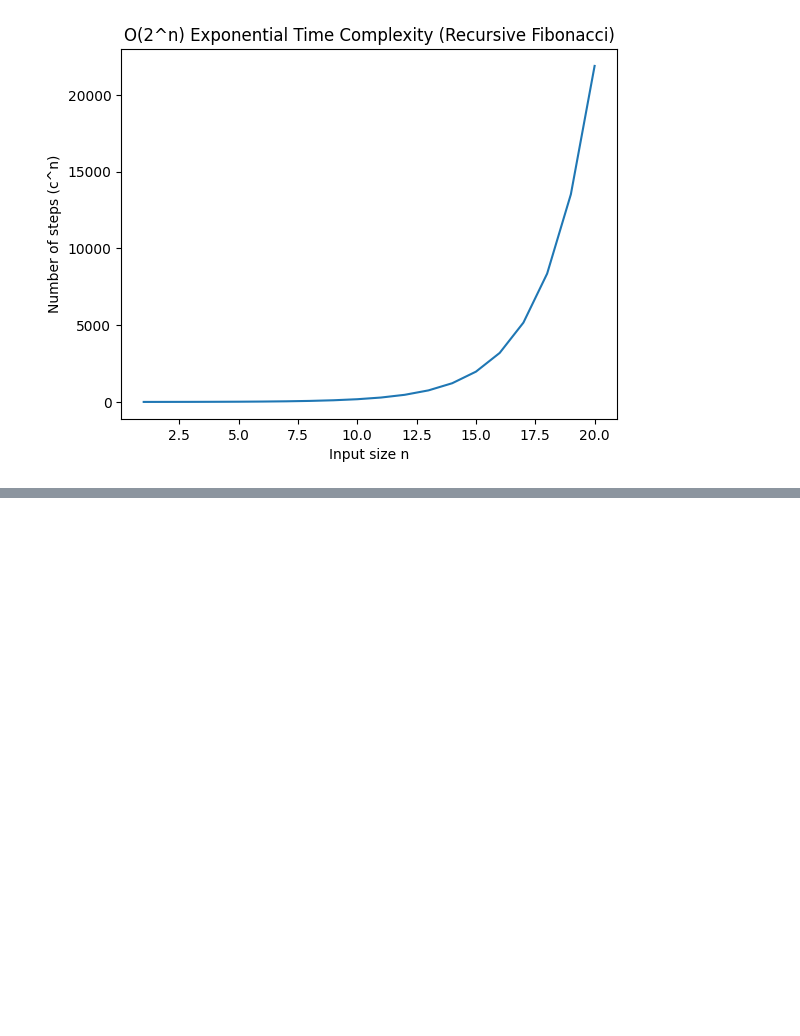
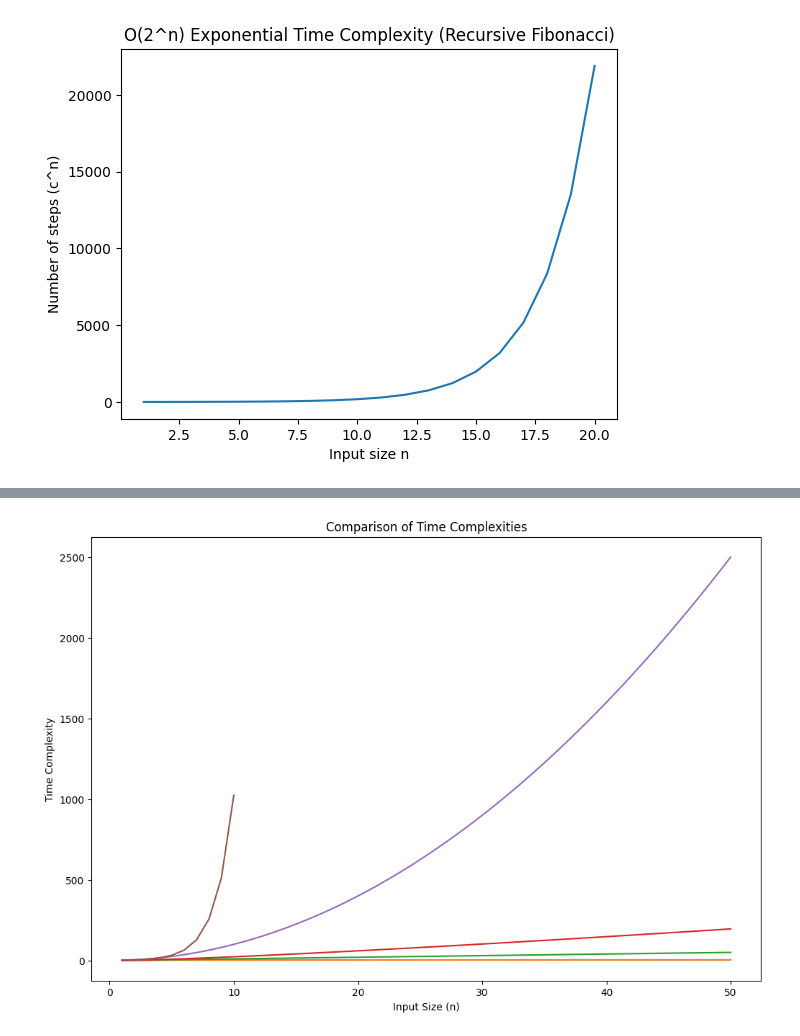
Before and after one commit to Sanst150505/APS-lab, a Jupyter notebook: Lab_3_Growth_of_function.ipynb, the cells around one changed output, grey strips where cells are left out. Saved outputs shown, nothing was run; the diff lists cells and outputs as text; code cells hidden in the pictures; blank space fills up the shorter version.

```diff
--- a/Lab_3_Growth_of_function.ipynb
+++ b/Lab_3_Growth_of_function.ipynb
@@ -268,0 +265,42 @@ plt.show()
+# %%
+#Prob_8 plot graph similar to above figure
+import matplotlib.pyplot as plt
+import numpy as np
+
+def O_1(n):
+    return np.ones_like(n)
+
+def O_log_n(n):
+    return np.log(n)
+
+def O_n(n):
+    return n
+
+def O_n_log_n(n):
+    return n * np.log(n)
+
+def O_n_squared(n):
+    return n**2
+
+def O_2_power_n(n):
+    return 2**n
+
+n_values = np.linspace(1, 50, 100)
+
+plt.figure(figsize=(12, 8))
+
+plt.plot(n_values, O_1(n_values), label='O(1) - Constant')
+plt.plot(n_values, O_log_n(n_values), label='O(log n) - Logarithmic')
+plt.plot(n_values, O_n(n_values), label='O(n) - Linear')
+plt.plot(n_values, O_n_log_n(n_values), label='O(n log n) - Log-Linear')
+plt.plot(n_values, O_n_squared(n_values), label='O(n^2) - Polynomial')
+
+n_exp = np.linspace(1, 10, 10)
+plt.plot(n_exp, O_2_power_n(n_exp))
+
+plt.xlabel('Input Size (n)')
+plt.ylabel('Time Complexity')
+plt.title('Comparison of Time Complexities')
+plt.show()
+# %% [output]
+[figure, added]
```
Also changed, not shown: parts of 4 cells of this notebook.
